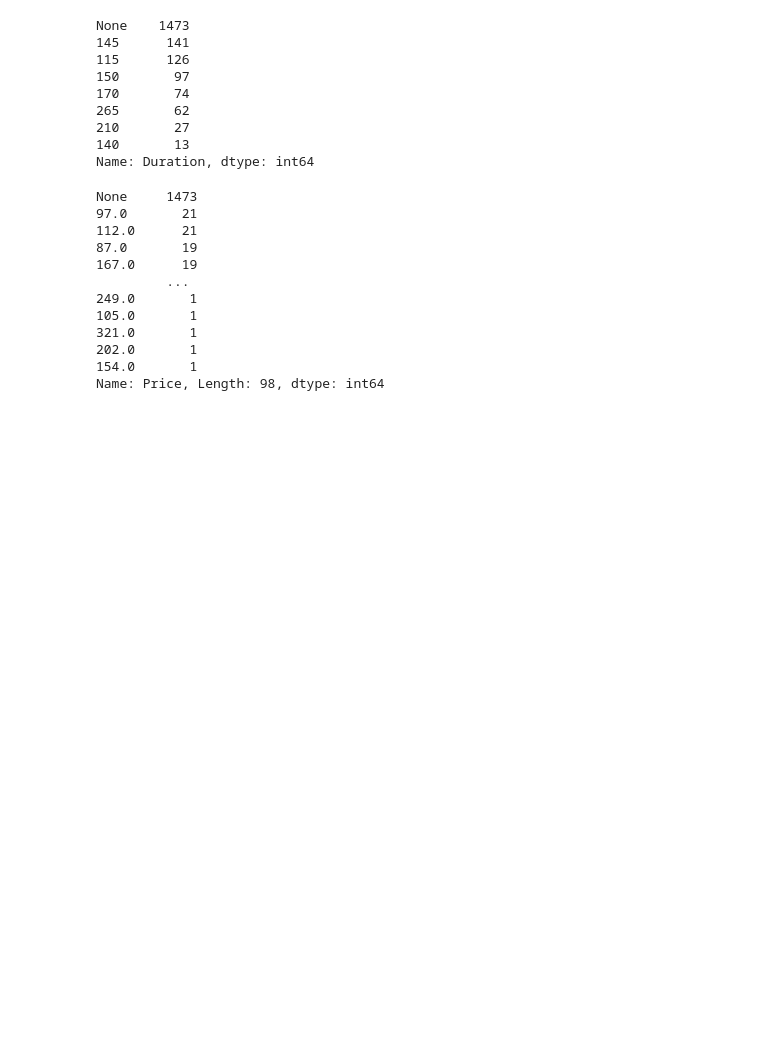
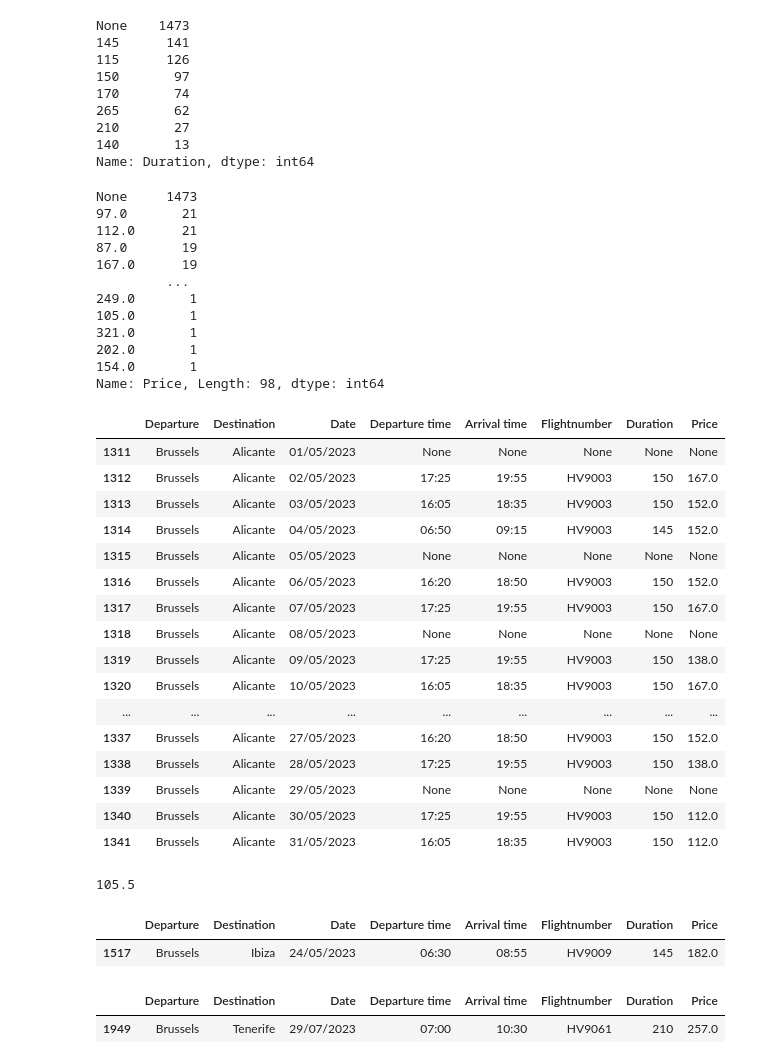
Before and after one commit to kyanamarckx/Data-Engineering-Project, a Jupyter notebook: notebooks/Transavia.ipynb, the cells around one changed output. Saved outputs shown, nothing was run; the diff lists cells and outputs as text; code cells hidden in the pictures; blank space fills up the shorter version.

```diff
--- a/notebooks/Transavia.ipynb
+++ b/notebooks/Transavia.ipynb
@@ -169,3 +169,42 @@ None     1473
 202.0       1
 154.0       1
 Name: Price, Length: 98, dtype: int64
+# %%
+BAAV = df[(df["Destination"] == "Alicante") & (df["Date"].str.contains("/05/2023"))]
+BAAV
+# %% [output]
+|  | Departure | Destination | Date | Departure time | Arrival time | Flightnumber | Duration | Price |
+| 1311 | Brussels | Alicante | 01/05/2023 | None | None | None | None | None |
+| 1312 | Brussels | Alicante | 02/05/2023 | 17:25 | 19:55 | HV9003 | 150 | 167.0 |
+| 1313 | Brussels | Alicante | 03/05/2023 | 16:05 | 18:35 | HV9003 | 150 | 152.0 |
+| 1314 | Brussels | Alicante | 04/05/2023 | 06:50 | 09:15 | HV9003 | 145 | 152.0 |
+| 1315 | Brussels | Alicante | 05/05/2023 | None | None | None | None | None |
+| 1316 | Brussels | Alicante | 06/05/2023 | 16:20 | 18:50 | HV9003 | 150 | 152.0 |
+| 1317 | Brussels | Alicante | 07/05/2023 | 17:25 | 19:55 | HV9003 | 150 | 167.0 |
+| 1318 | Brussels | Alicante | 08/05/2023 | None | None | None | None | None |
+| 1319 | Brussels | Alicante | 09/05/2023 | 17:25 | 19:55 | HV9003 | 150 | 138.0 |
+| 1320 | Brussels | Alicante | 10/05/2023 | 16:05 | 18:35 | HV9003 | 150 | 167.0 |
+| ... | ... | ... | ... | ... | ... | ... | ... | ... |
+| 1337 | Brussels | Alicante | 27/05/2023 | 16:20 | 18:50 | HV9003 | 150 | 152.0 |
+| 1338 | Brussels | Alicante | 28/05/2023 | 17:25 | 19:55 | HV9003 | 150 | 138.0 |
+| 1339 | Brussels | Alicante | 29/05/2023 | None | None | None | None | None |
+| 1340 | Brussels | Alicante | 30/05/2023 | 17:25 | 19:55 | HV9003 | 150 | 112.0 |
+| 1341 | Brussels | Alicante | 31/05/2023 | 16:05 | 18:35 | HV9003 | 150 | 112.0 |
+# %%
+faro = df[(df["Destination"] == "Faro") & (df["Date"].str.contains("/06/2023")) & (df["Price"] != str(None))]
+farogem = faro["Price"].astype(float).mean()
+farogem
+# %% [output]
+105.5
+# %%
+ibiza = df[(df["Destination"] == "Ibiza") & (df["Departure time"]) & (df["Date"].str.contains("24/05/2023"))]
+ibiza
+# %% [output]
+|  | Departure | Destination | Date | Departure time | Arrival time | Flightnumber | Duration | Price |
+| 1517 | Brussels | Ibiza | 24/05/2023 | 06:30 | 08:55 | HV9009 | 145 | 182.0 |
+# %%
+TNF = df[(df["Destination"] == "Tenerife") & (df["Arrival time"]) & (df["Date"].str.contains("29/07/2023"))]
+TNF
+# %% [output]
+|  | Departure | Destination | Date | Departure time | Arrival time | Flightnumber | Duration | Price |
+| 1949 | Brussels | Tenerife | 29/07/2023 | 07:00 | 10:30 | HV9061 | 210 | 257.0 |
```
Also changed, not shown: parts of 1 cell of this notebook.
